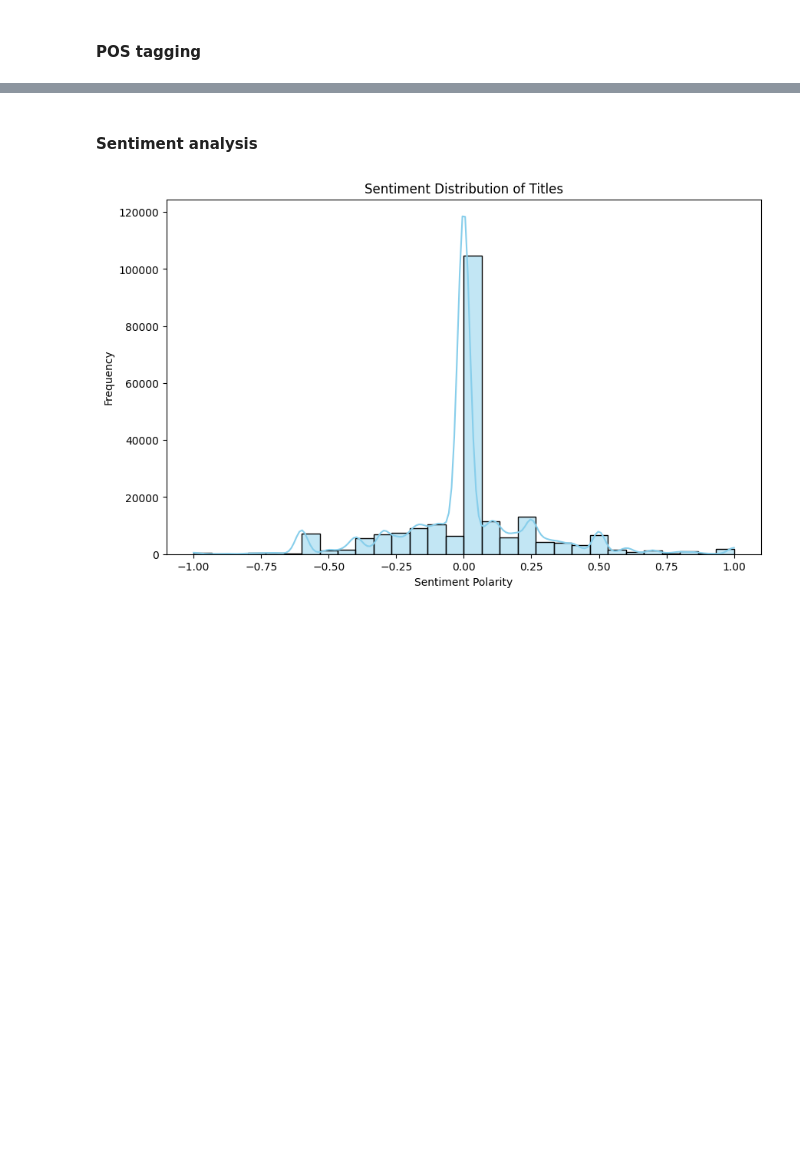
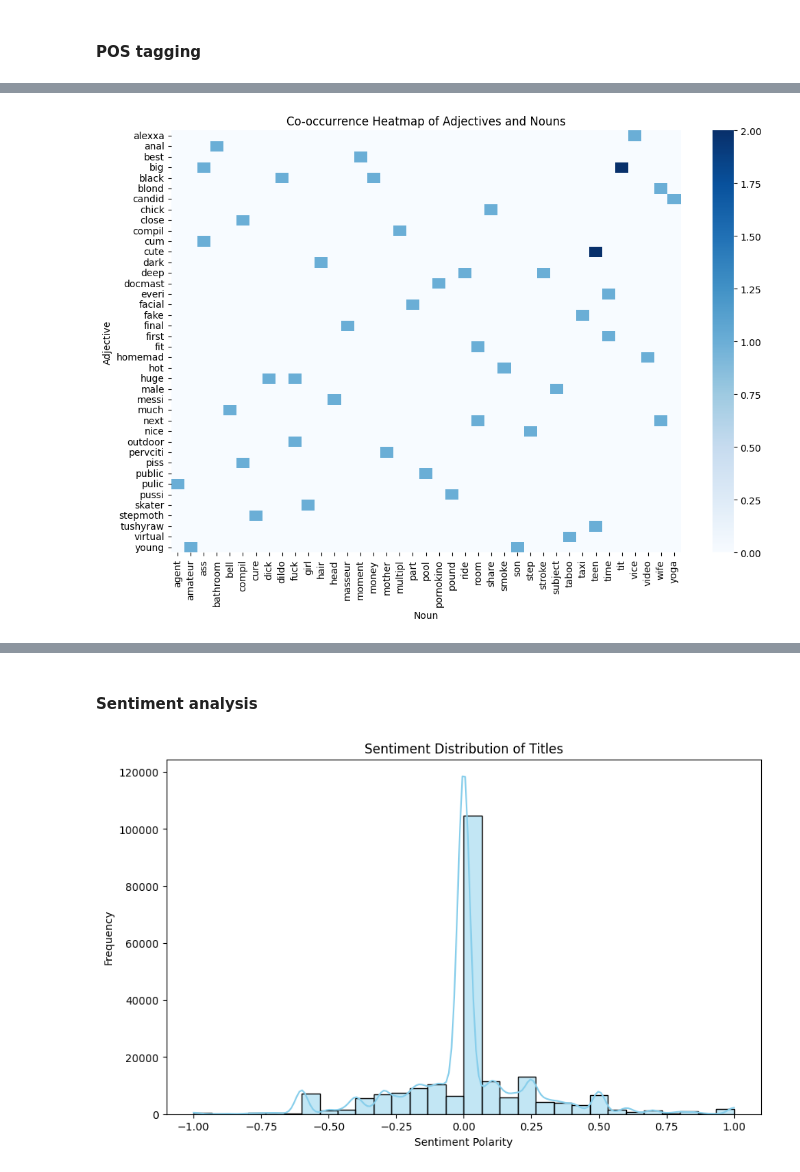
Before and after one commit to ptypes-nlesc/stereotype-map, a Jupyter notebook: notebooks/POS_tagging_dependency_parsing.ipynb, the cells around one changed output, grey strips where cells are left out. Drawn from its saved outputs; the diff is of its cells as text; code cells hidden in the pictures; blank space fills up the shorter version.

```diff
--- a/notebooks/POS_tagging_dependency_parsing.ipynb
+++ b/notebooks/POS_tagging_dependency_parsing.ipynb
@@ -359,0 +314,23 @@ Name: title_adj_noun_pairs, Length: 218004, dtype: object
+# %%
+import seaborn as sns
+import pandas as pd
+
+# Extract co-occurrences of ADJ and NOUN
+co_occurrences = [(word, next_word) for row in df.pos_title[:100] for (word, tag), (next_word, next_tag) in zip(row, row[1:]) if tag == "ADJ" and next_tag == "NOUN"]
+
+# Count co-occurrences
+co_occurrence_counts = Counter(co_occurrences)
+
+# Convert to DataFrame for heatmap
+co_occurrence_df = pd.DataFrame(co_occurrence_counts.items(), columns=["Pair", "Count"])
+co_occurrence_df[["Adjective", "Noun"]] = pd.DataFrame(co_occurrence_df["Pair"].tolist(), index=co_occurrence_df.index)
+# Correcting the pivot method call
+heatmap_data = co_occurrence_df.pivot(index="Adjective", columns="Noun", values="Count").fillna(0)
+
+# Plot heatmap
+plt.figure(figsize=(12, 8))
+sns.heatmap(heatmap_data, cmap="Blues", annot=False)
+plt.title("Co-occurrence Heatmap of Adjectives and Nouns")
+plt.show()
+# %% [output]
+[figure, added]
```
Also changed, not shown: parts of 18 cells of this notebook.
